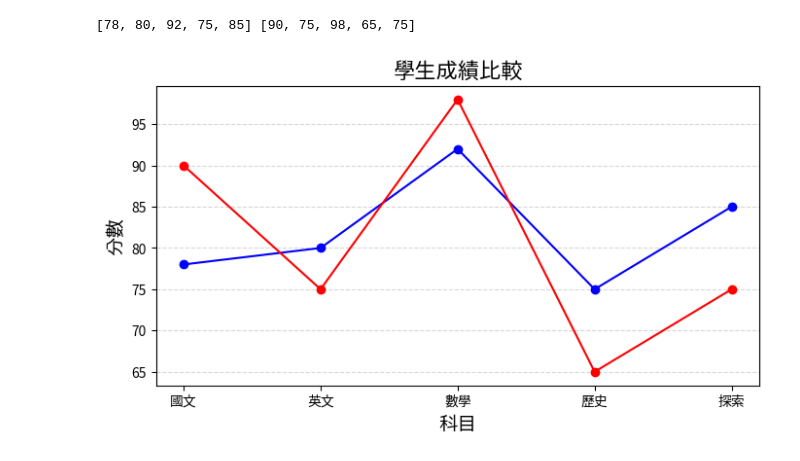
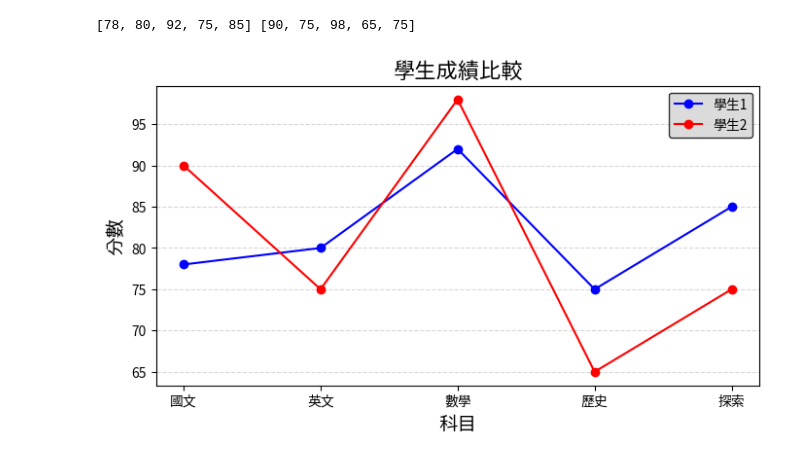
Before and after one commit to GaudiKao/gaudi0630, a Jupyter notebook: lesson14/lesson14_2.ipynb, the cells around one changed output. Drawn from its saved outputs; the diff is of its cells as text; code cells hidden in the pictures.

```diff
--- a/lesson14/lesson14_2.ipynb
+++ b/lesson14/lesson14_2.ipynb
@@ -8,26 +8,27 @@ mpl.rc('font', family='ChineseFont')
 # %%
 import matplotlib.pyplot as plt
 
 # 來源資料
 student1 = {'國文':78, '英文':80, '數學':92, '歷史':75, '探索':85}
 student2 = {'國文':90, '英文':75, '數學':98, '歷史':65, '探索':75}
 subjects = list(student1.keys())
 scores1 = list(student1.values())
 scores2 = list(student2.values())
 print(scores1, scores2)
 
 # 建立圖形和軸
 figure = plt.figure(figsize=(8, 4), dpi=100, facecolor='w', edgecolor='k')
 axes = figure.add_subplot(111)
 axes.plot(subjects, scores1, label='學生1', marker='o', color='blue')
 axes.plot(subjects, scores2, label='學生2', marker='o', color='red')
 axes.set_title('學生成績比較', fontsize=16)
 axes.set_xlabel('科目', fontsize=14)
 axes.set_ylabel('分數', fontsize=14)
 
 #顯示背景網格
 axes.grid(True, linestyle="--", alpha=0.5, axis="y")
+axes.legend(loc="best", fontsize=10, edgecolor="black", facecolor="lightgray")
 plt.show()
 # %% [output]
 [78, 80, 92, 75, 85] [90, 75, 98, 65, 75]
-[figure, old version]
+[figure, new version]
```
